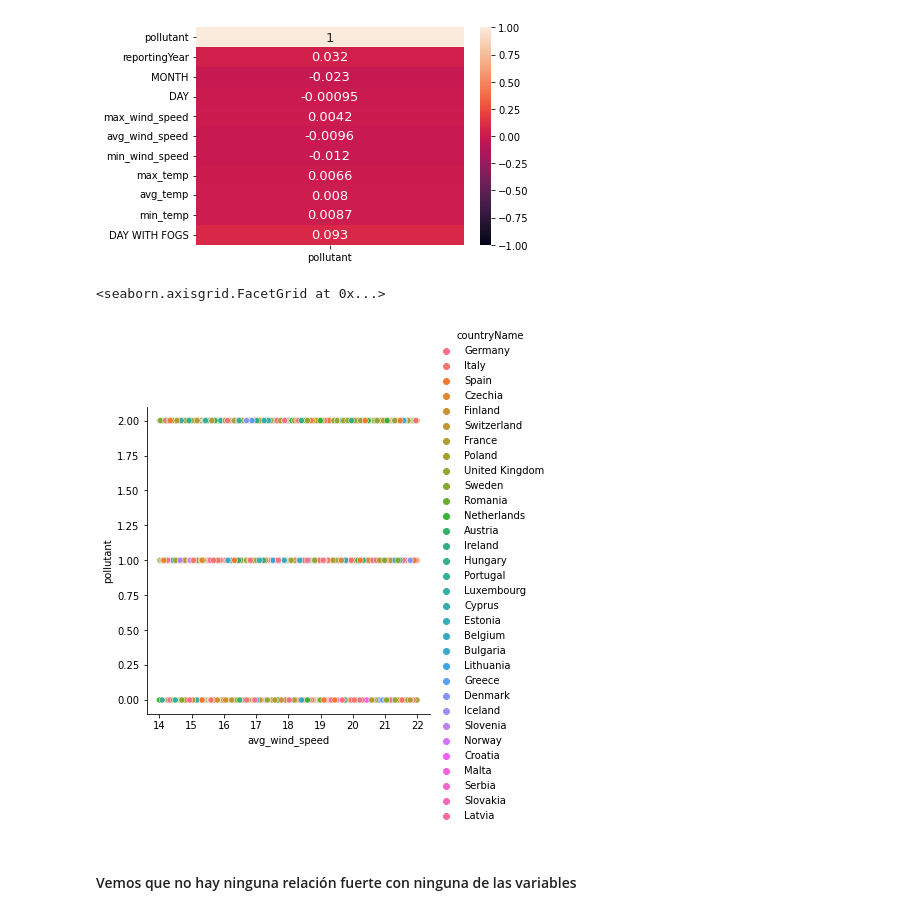
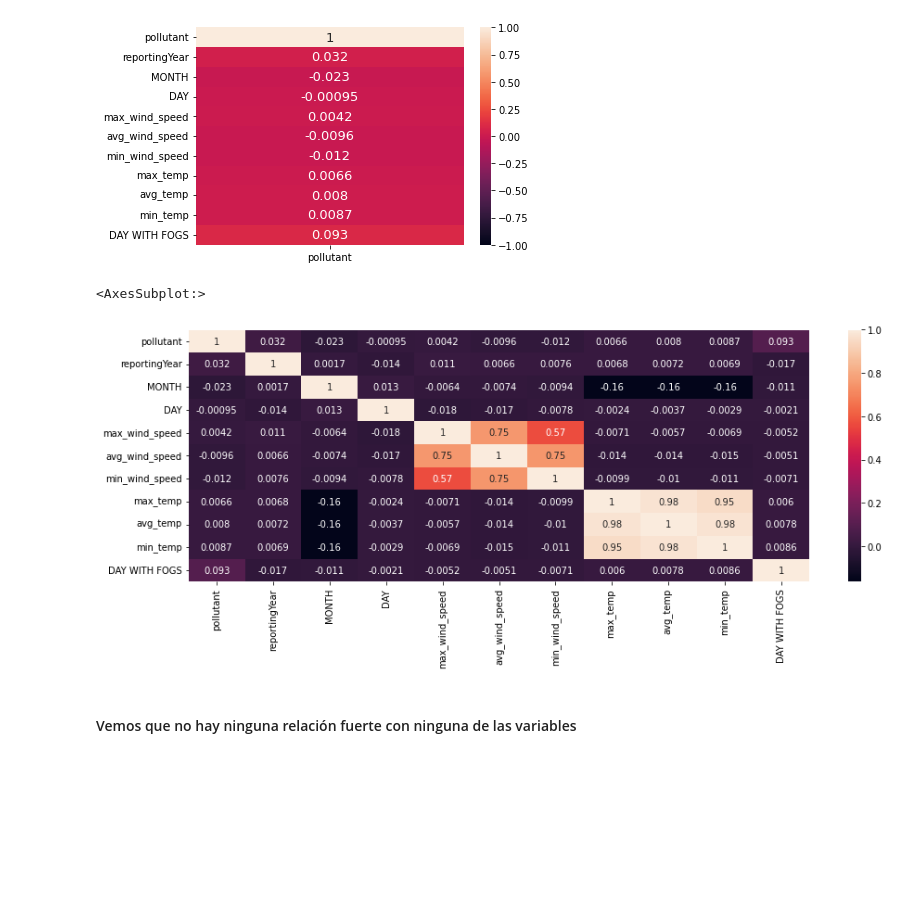
Before and after one commit to RocioRuizGonzalez/DataScience-BootcampTheBridge, a Jupyter notebook: 3-Machine Learning/Proyecto_final_ML/predict-the-pollutant-the-bridge/Proyecto_final_ML.ipynb, the cells around one changed output. Saved outputs shown, nothing was run; the diff lists cells and outputs as text; code cells hidden in the pictures; blank space fills up the shorter version.

```diff
--- a/3-Machine Learning/Proyecto_final_ML/predict-the-pollutant-the-bridge/Proyecto_final_ML.ipynb
+++ b/3-Machine Learning/Proyecto_final_ML/predict-the-pollutant-the-bridge/Proyecto_final_ML.ipynb
@@ -109,11 +117,16 @@ sns.heatmap(df.corr()[['pollutant']], vmin=-1, vmax=1, annot=True, annot_kws={"s
 # %% [output]
 <AxesSubplot:>
 [figure]
-# %%
-sns.relplot(df, x='avg_wind_speed', y='pollutant', hue='countryName')
-# %% [output]
-<seaborn.axisgrid.FacetGrid at 0x...>
-[figure, removed]
+# %%
+import matplotlib.pyplot as plt
+
+plt.figure(figsize=(15,5))
+
+corr = df.corr()
+sns.heatmap(corr, annot=True)
+# %% [output]
+<AxesSubplot:>
+[figure, added]
 # %% [markdown]
 #### Vemos que no hay ninguna relación fuerte con ninguna de las variables
 # %% [markdown]
```
Also changed, not shown: parts of 44 cells of this notebook, 3 other files.
